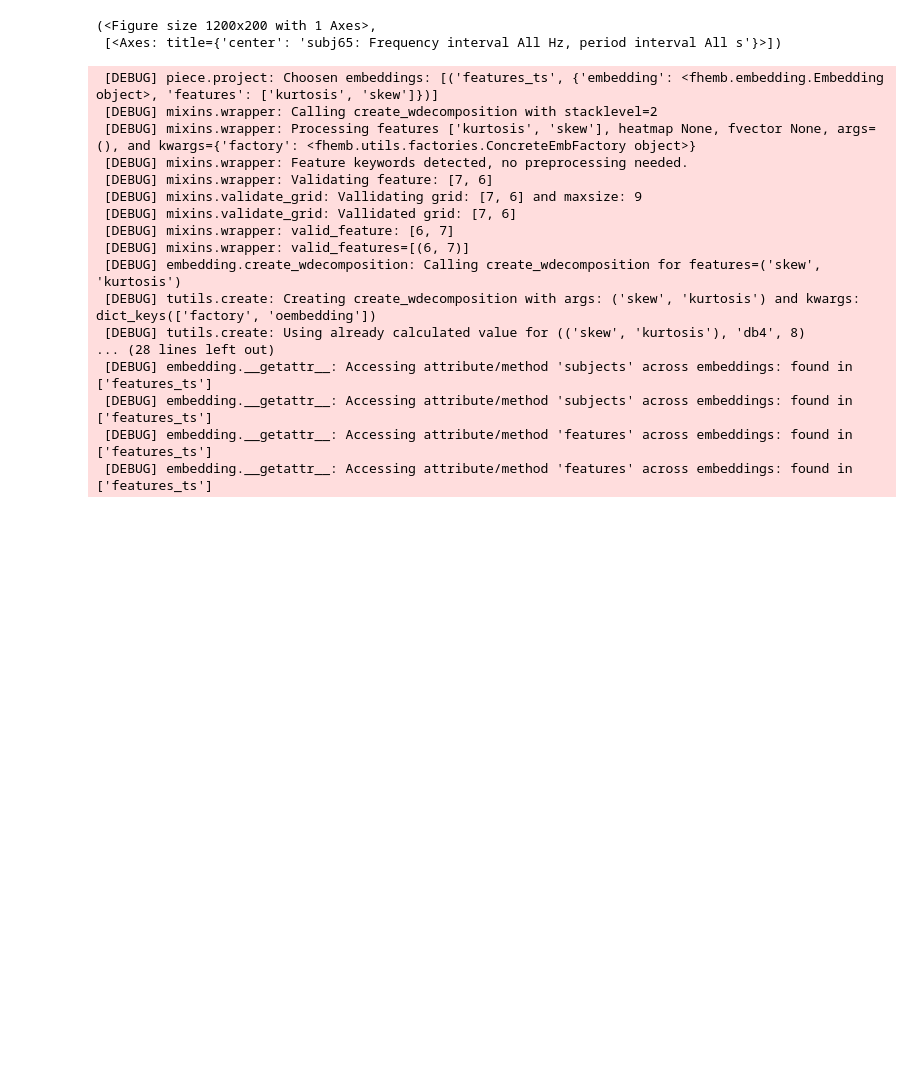
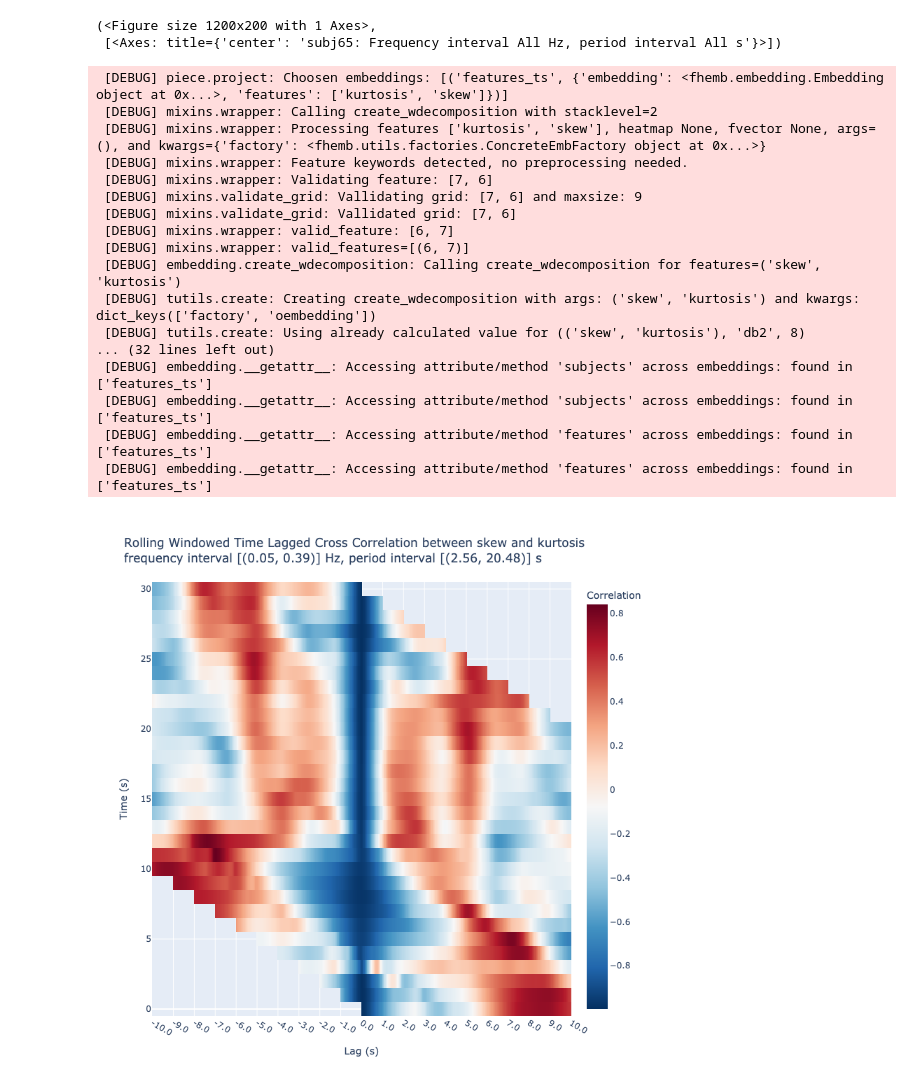
Before and after one commit to rdned/nbdev_fhemb, a Jupyter notebook: nbs/tfreq.ipynb, the cells around one changed output. Saved outputs shown, nothing was run; the diff lists cells and outputs as text; code cells hidden in the pictures; blank space fills up the shorter version.

Commit message:
test plot_lagged_correlaton output in the webpage

```diff
--- a/nbs/tfreq.ipynb
+++ b/nbs/tfreq.ipynb
@@ -253,38 +253,38 @@ dg0.face_t.project(features=['skew'], subjs=[65], wdfactory=wfactory('db4',4)).p
 (<Figure size 1200x200 with 1 Axes>,
  [<Axes: title={'center': 'subj65: Frequency interval All Hz, period interval All s'}>])
 # %%
-#| eval: false
 
 dg0.face_t.project(
     subjs=[65],
     features=['kurtosis', 'skew'],
-    fbands=[],
-    wdfactory=wfactory('db4',8),
+    fbands=[1,2,3],
+    wdfactory=wfactory('db2',8),
     pcfactory=pca2,
 ).plot_lagged_correlations(
     twin=250,
     step=25,
     max_lag=250,
     n_jobs=8
 )
 # %% [output]
- [DEBUG] piece.project: Choosen embeddings: [('features_ts', {'embedding': <fhemb.embedding.Embedding object>, 'features': ['kurtosis', 'skew']})]
+ [DEBUG] piece.project: Choosen embeddings: [('features_ts', {'embedding': <fhemb.embedding.Embedding object at 0x...>, 'features': ['kurtosis', 'skew']})]
  [DEBUG] mixins.wrapper: Calling create_wdecomposition with stacklevel=2
- [DEBUG] mixins.wrapper: Processing features ['kurtosis', 'skew'], heatmap None, fvector None, args=(), and kwargs={'factory': <fhemb.utils.factories.ConcreteEmbFactory object>}
+ [DEBUG] mixins.wrapper: Processing features ['kurtosis', 'skew'], heatmap None, fvector None, args=(), and kwargs={'factory': <fhemb.utils.factories.ConcreteEmbFactory object at 0x...>}
  [DEBUG] mixins.wrapper: Feature keywords detected, no preprocessing needed.
  [DEBUG] mixins.wrapper: Validating feature: [7, 6]
  [DEBUG] mixins.validate_grid: Vallidating grid: [7, 6] and maxsize: 9
  [DEBUG] mixins.validate_grid: Vallidated grid: [7, 6]
  [DEBUG] mixins.wrapper: valid_feature: [6, 7]
  [DEBUG] mixins.wrapper: valid_features=[(6, 7)]
  [DEBUG] embedding.create_wdecomposition: Calling create_wdecomposition for features=('skew', 'kurtosis')
  [DEBUG] tutils.create: Creating create_wdecomposition with args: ('skew', 'kurtosis') and kwargs: dict_keys(['factory', 'oembedding'])
- [DEBUG] tutils.create: Using already calculated value for (('skew', 'kurtosis'), 'db4', 8)
-... (28 lines left out)
+ [DEBUG] tutils.create: Using already calculated value for (('skew', 'kurtosis'), 'db2', 8)
+... (32 lines left out)
  [DEBUG] embedding.__getattr__: Accessing attribute/method 'subjects' across embeddings: found in ['features_ts']
  [DEBUG] embedding.__getattr__: Accessing attribute/method 'subjects' across embeddings: found in ['features_ts']
  [DEBUG] embedding.__getattr__: Accessing attribute/method 'features' across embeddings: found in ['features_ts']
  [DEBUG] embedding.__getattr__: Accessing attribute/method 'features' across embeddings: found in ['features_ts']
+[figure, added]
 # %%
 #| hide
 import nbdev; nbdev.nbdev_export()
```
